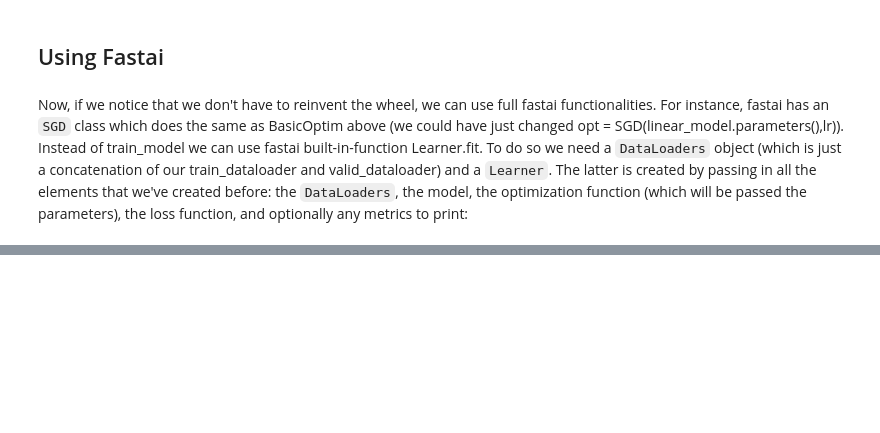
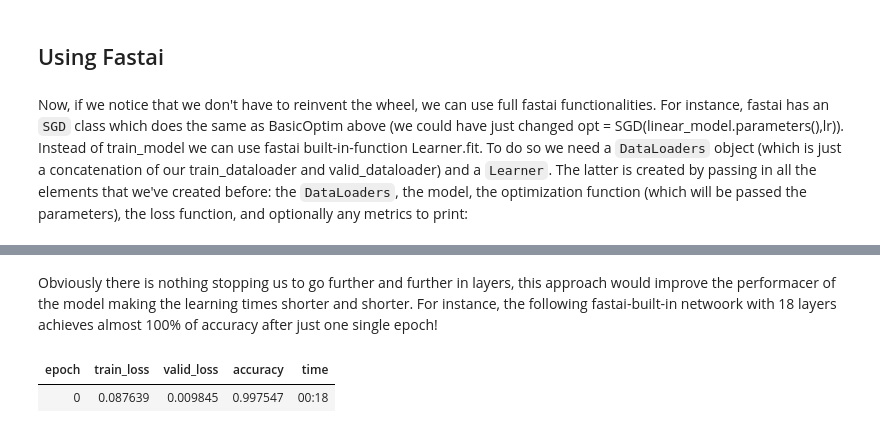
Before and after one commit to Tomycles/AI, a Jupyter notebook: basic_digit_dlassifier.ipynb, the cells around one changed output, grey strips where cells are left out. Saved outputs shown, nothing was run; the diff lists cells and outputs as text; code cells hidden in the pictures; blank space fills up the shorter version.

```diff
--- a/basic_digit_dlassifier.ipynb
+++ b/basic_digit_dlassifier.ipynb
@@ -274,0 +314,10 @@ learn.fit(15, lr=lr)
+# %% [markdown]
+Obviously there is nothing stopping us to go further and further in layers, this approach would improve the performacer of the model making the learning times shorter and shorter. For instance, the following fastai-built-in netwoork with 18 layers achieves almost 100% of accuracy after just one single epoch!
+# %%
+dls = ImageDataLoaders.from_folder(path)
+learn = cnn_learner(dls, resnet18, pretrained=False,
+                    loss_func=F.cross_entropy, metrics=accuracy)
+learn.fit_one_cycle(1, 0.1)
+# %% [output]
+| epoch | train_loss | valid_loss | accuracy | time |
+| 0 | 0.087639 | 0.009845 | 0.997547 | 00:18 |
```
Also changed, not shown: parts of 10 cells of this notebook.
